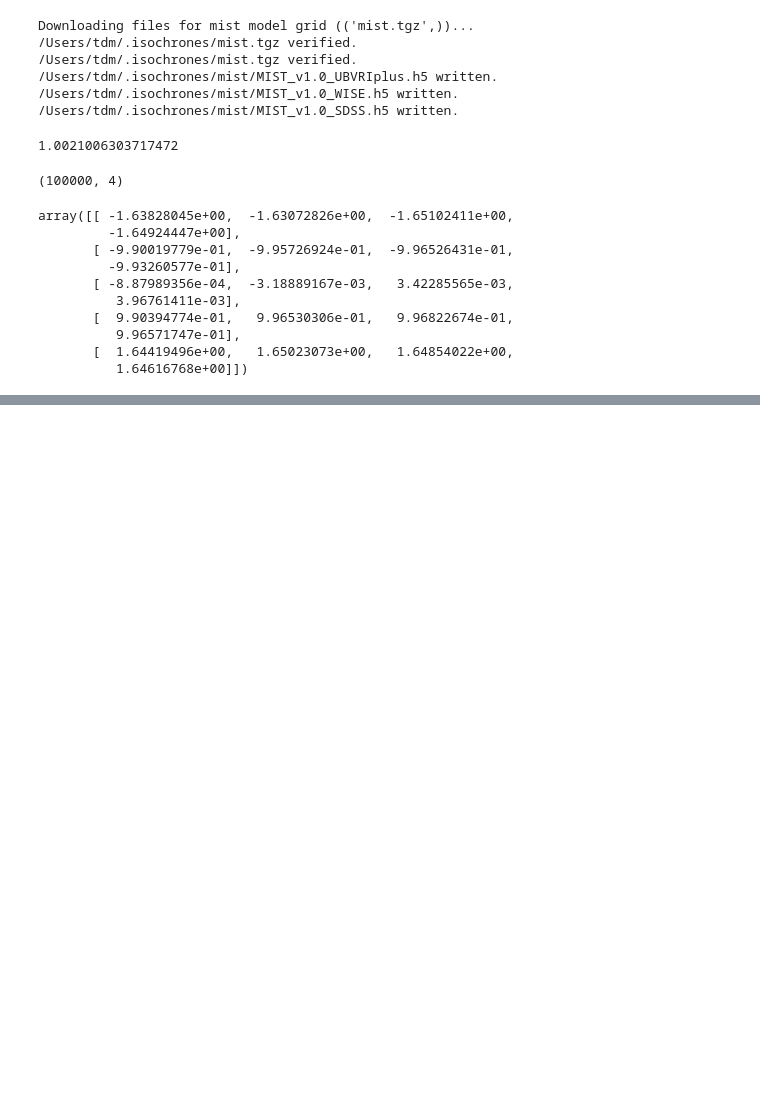
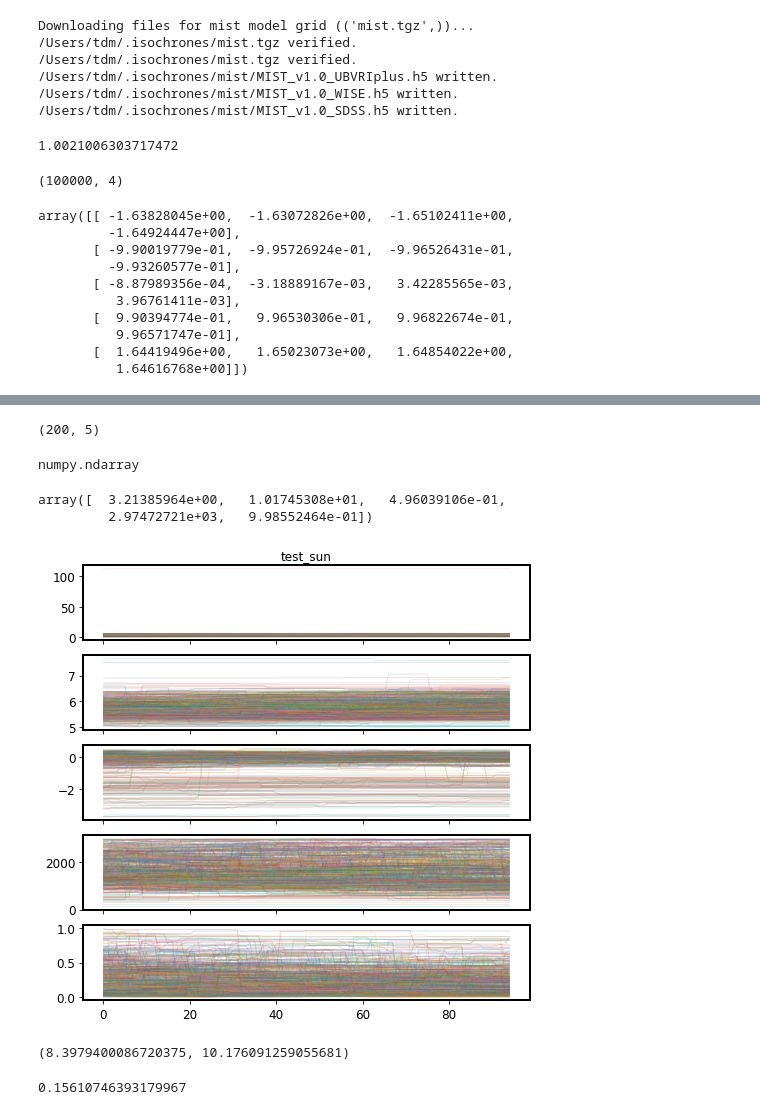
Before and after one commit to timothydmorton/isochrones, a Jupyter notebook: notebooks/tests.ipynb, the cells around one changed output, grey strips where cells are left out. Drawn from its saved outputs; the diff is of its cells as text; code cells hidden in the pictures; blank space fills up the shorter version.

Commit message:
update priors to allow sampling; update tests

```diff
--- a/notebooks/tests.ipynb
+++ b/notebooks/tests.ipynb
@@ -215,0 +232,36 @@ array([[ -1.63828045e+00,  -1.63072826e+00,  -1.65102411e+00,
+# %%
+samples.shape
+# %% [output]
+(200, 5)
+# %%
+type(samples)
+# %% [output]
+numpy.ndarray
+# %%
+samples.max(axis=0)
+# %% [output]
+array([  3.21385964e+00,   1.01745308e+01,   4.96039106e-01,
+         2.97472721e+03,   9.98552464e-01])
+# %%
+%matplotlib inline
+import os
+import emcee3
+from emcee3.backends import Backend, HDFBackend
+import matplotlib.pyplot as plt
+
+def trace_plot(star, directory='mcmc_chains', thin=10):
+    filename = os.path.join(directory, '{}.h5'.format(star))
+
+    b = HDFBackend(filename)
+    coords = b.get_coords()
+    ndim = coords.shape[-1]
+    fig, axes = plt.subplots(ndim, 1, sharex=True, figsize=(8,8))
+    for i,ax in enumerate(axes):
+        ax.plot(coords[::thin, :, i], lw=1, alpha=0.2);
+
+    axes[0].set_title(star)
+    return fig
+# %%
+trace_plot('test_sun');
+# %% [output]
+[figure, added]
@@ -215,0 +278,8 @@ array([[ -1.63828045e+00,  -1.63072826e+00,  -1.65102411e+00,
+# %%
+mod.bounds('age')
+# %% [output]
+(8.3979400086720375, 10.176091259055681)
+# %%
+mod.prior('age', 9.0, bounds=mod.bounds('age'))
+# %% [output]
+0.15610746393179967
```
Also changed, not shown: parts of 40 cells of this notebook, 3 other files.
